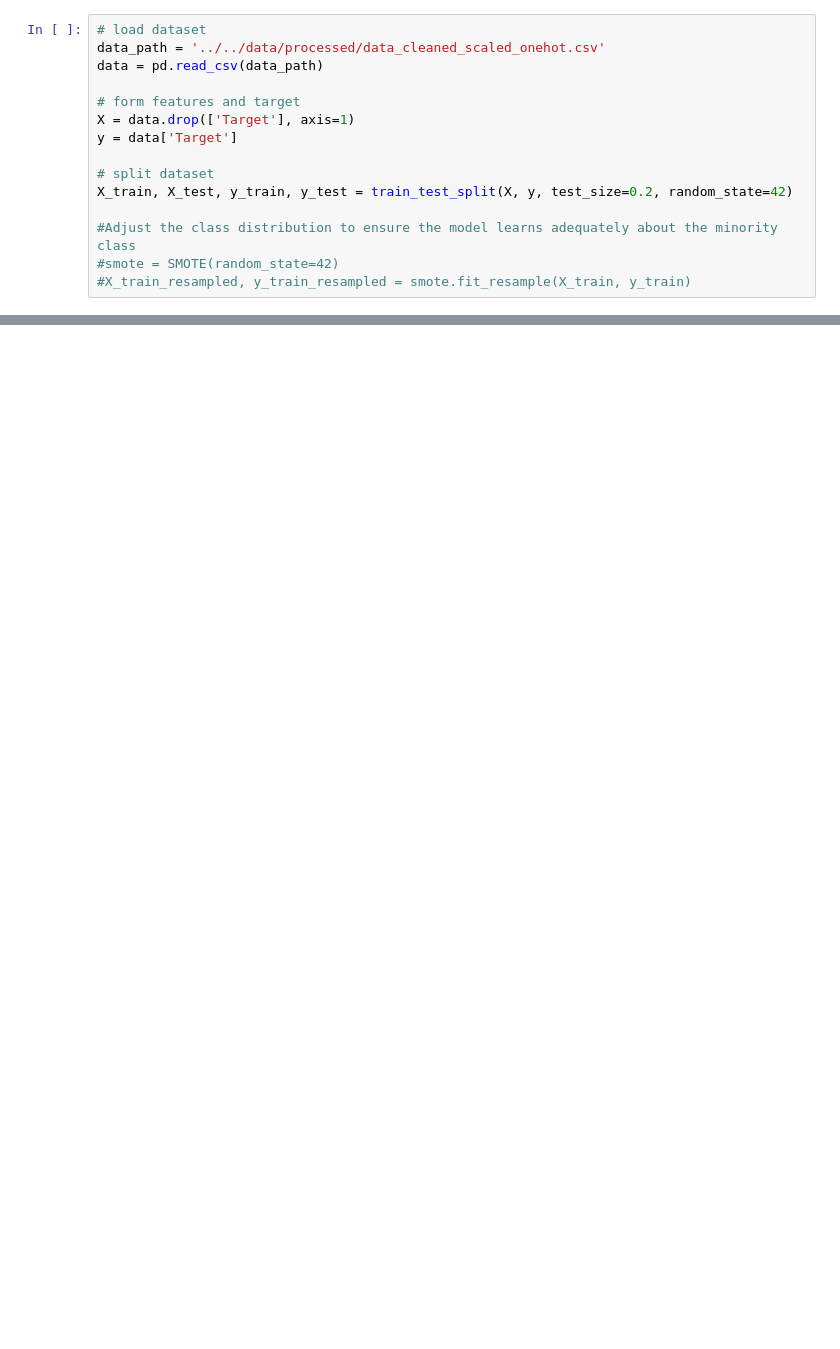
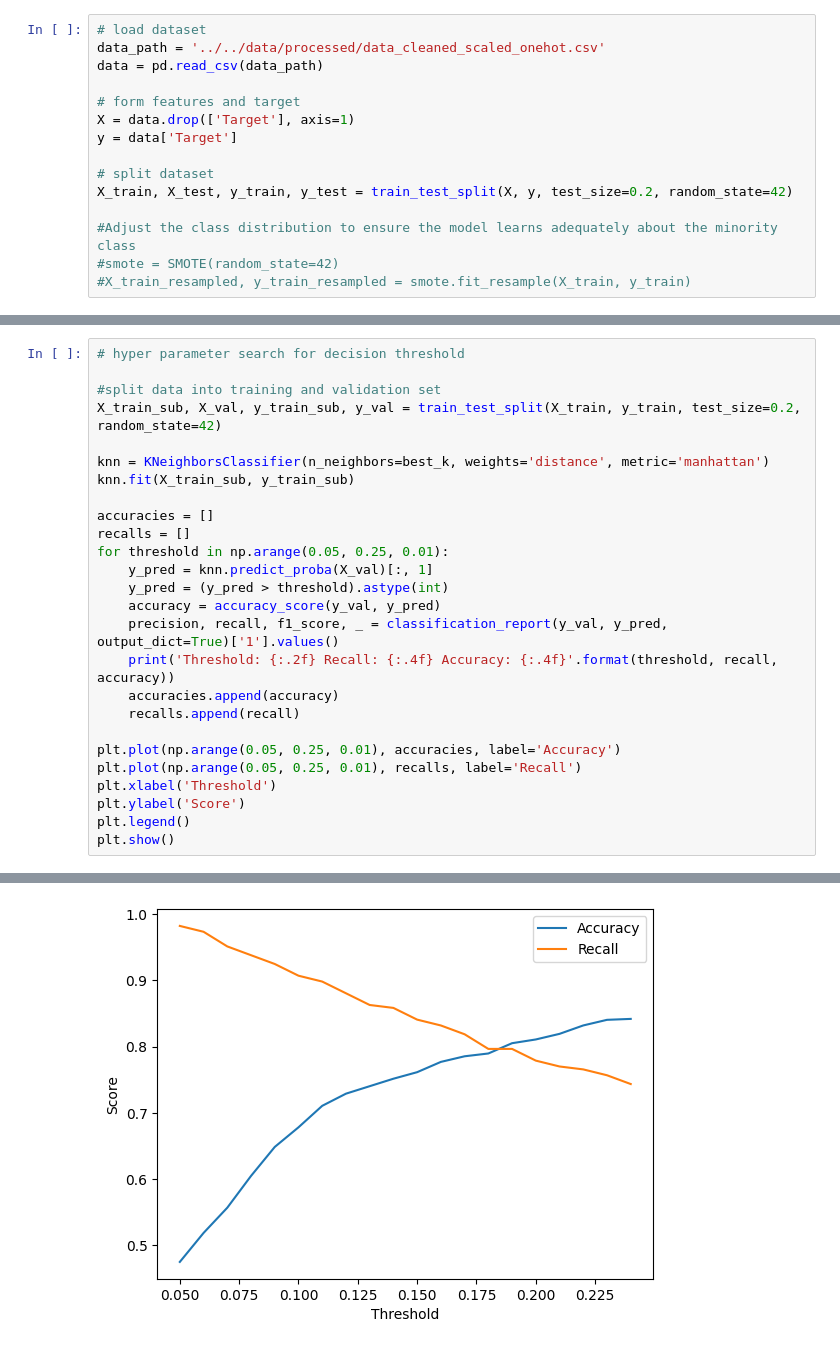
Before and after one commit to jnqian99/academic-performance, a Jupyter notebook: notebooks/6_classification/knn_classify.ipynb, the cells around one changed output, grey strips where cells are left out. Cells and saved outputs as stored; diff of their text form; blank space fills up the shorter version.

Commit message:
k-NN and Random Forest modified slightly

```diff
--- a/notebooks/6_classification/knn_classify.ipynb
+++ b/notebooks/6_classification/knn_classify.ipynb
@@ -50,0 +55,27 @@ best_k = grid_search.best_params_['n_neighbors']
+# %%
+# hyper parameter search for decision threshold
+
+#split data into training and validation set
+X_train_sub, X_val, y_train_sub, y_val = train_test_split(X_train, y_train, test_size=0.2, random_state=42)
+
+knn = KNeighborsClassifier(n_neighbors=best_k, weights='distance', metric='manhattan')
+knn.fit(X_train_sub, y_train_sub)
+
+accuracies = []
+recalls = []
+for threshold in np.arange(0.05, 0.25, 0.01):
+    y_pred = knn.predict_proba(X_val)[:, 1]
+    y_pred = (y_pred > threshold).astype(int)
+    accuracy = accuracy_score(y_val, y_pred)
+    precision, recall, f1_score, _ = classification_report(y_val, y_pred, output_dict=True)['1'].values()
+    print('Threshold: {:.2f} Recall: {:.4f} Accuracy: {:.4f}'.format(threshold, recall, accuracy))
+    accuracies.append(accuracy)
+    recalls.append(recall)
+
+plt.plot(np.arange(0.05, 0.25, 0.01), accuracies, label='Accuracy')
+plt.plot(np.arange(0.05, 0.25, 0.01), recalls, label='Recall')
+plt.xlabel('Threshold')
+plt.ylabel('Score')
+plt.legend()
+plt.show()
+# %% [output]
@@ -51,2 +102,3 @@ best_k = grid_search.best_params_['n_neighbors']
+[figure, added]
 # %%
 # cross validation to evaluate model consistently
```
Also changed, not shown: parts of 7 cells of this notebook, 1 other file.
